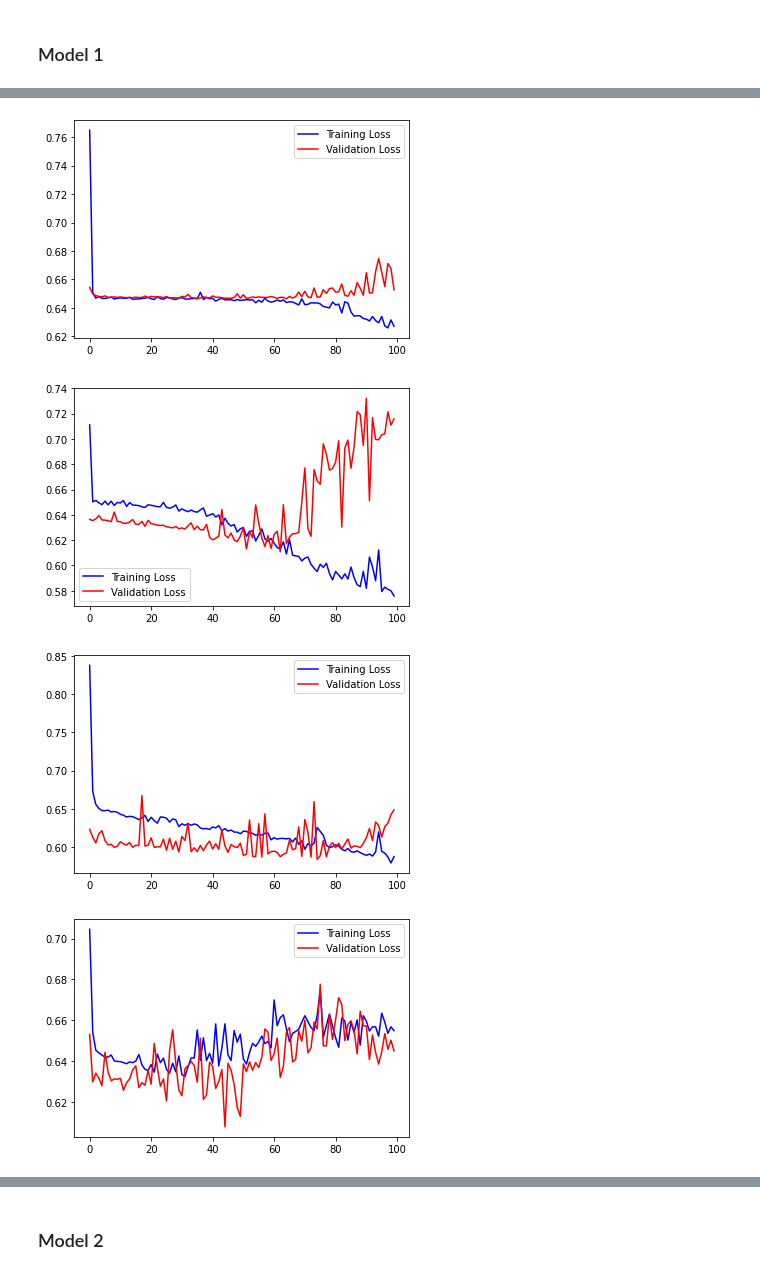
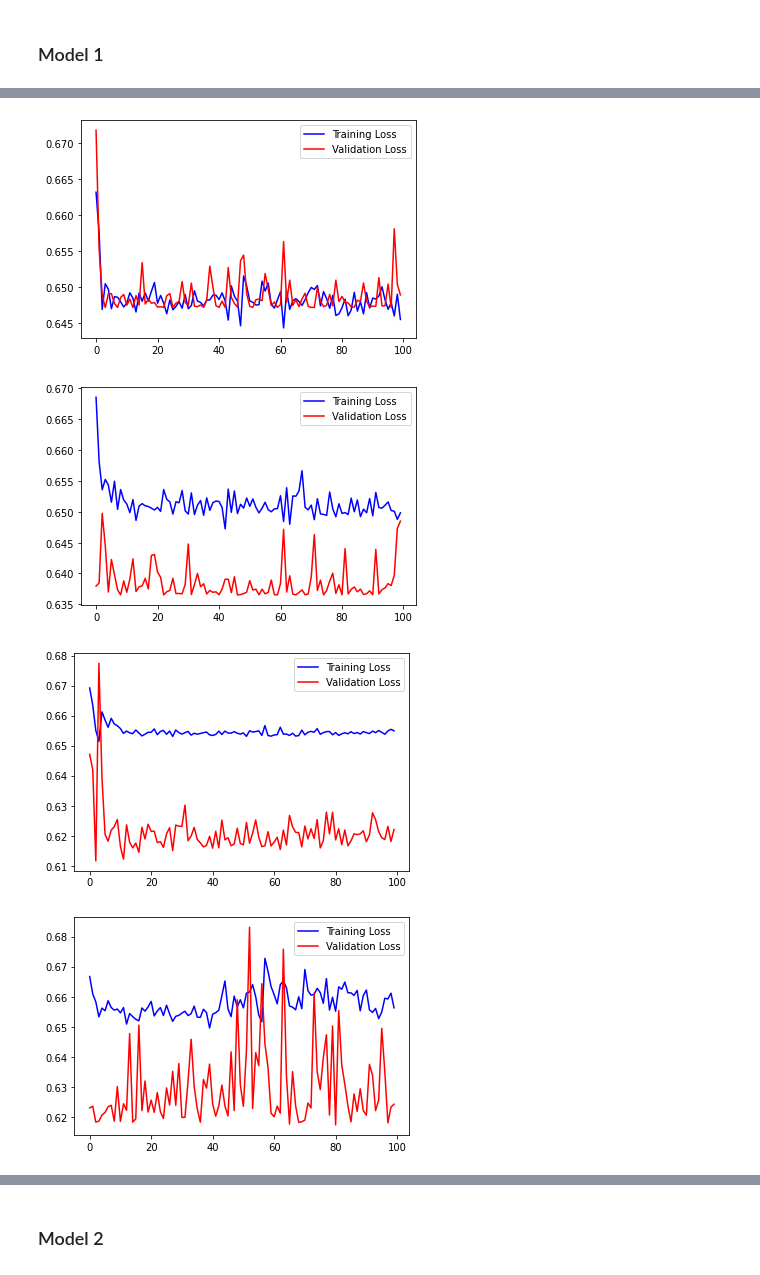
Before and after one commit to ArjunNarayan2066/Test, a Jupyter notebook: A2Q1.ipynb, the cells around one changed output, grey strips where cells are left out. Saved outputs shown, nothing was run; the diff lists cells and outputs as text; code cells hidden in the pictures.

```diff
--- a/A2Q1.ipynb
+++ b/A2Q1.ipynb
@@ -117,9 +117,10 @@ Sample train labels: [[1. 0.]
 val_err_callback = keras.callbacks.EarlyStopping(monitor='val_loss', baseline=0.06, patience=100, mode="min")
 callbacks = [val_err_callback]
 
-def train(model,K, lr = 0.005):
+def train_kfold(layers, K, lr = 0.005):
     best_history = None
     best_loss = 1e6 # Something big
+    best_model = None
     fig_count = 0
     rolls = [len(s) for s in np.array_split(np.arange(len(labels)), K)]
 
@@ -130,11 +131,16 @@ def train(model,K, lr = 0.005):
         # Apply K-fold cross validation
         val_split = 1.0/K
         for k in range(K):
-            model.compile(loss='categorical_crossentropy',  metrics=['accuracy'],
+            test_model = keras.models.Sequential()
+            test_model.add(Dense(layers[0], activation='sigmoid', input_shape=(8,)))
+            for l in layers[1:]:
+                test_model.add(Dense(l, activation='sigmoid'))
+            test_model.add(Dense(2, activation='softmax'))
+            test_model.compile(loss='categorical_crossentropy',  metrics=['accuracy'],
                             optimizer=keras.optimizers.Adam(learning_rate=lr))
 
-            h = model.fit(folded_fields, folded_labels,
-                        epochs=1000, batch_size=5, validation_split=val_split,
+            h = test_model.fit(folded_fields, folded_labels,
+                        epochs=1000, batch_size=3, validation_split=val_split,
                         verbose=1, callbacks=callbacks)
             # Plot Results in Real Time
             plt.figure(fig_count)
@@ -151,22 +157,27 @@ def train(model,K, lr = 0.005):
 
             if h.history['val_loss'][-1] < best_loss:
                 best_loss = h.history['val_loss'][-1]
-                best_history = h
+                best_history = h.history
 
-    print("Best Loss: {}".format(best_loss))
-    return best_history
+                best_model = keras.models.clone_model(test_model)
+                best_model.build((None, 8)) # replace 10 with number of variables in input layer
+                best_model.compile(optimizer=keras.optimizers.Adam(learning_rate=lr), loss='categorical_crossentropy', metric=['accuracy'])
+                best_model.set_weights(test_model.get_weights())
+
+    print("Best Validation Loss: {}".format(best_loss))
+    return best_history, best_model
 # %% [markdown]
 ### Model 1
 # %%
 %%time
 
-model_1 = keras.models.Sequential([
-    Dense(60, activation='sigmoid', input_shape=(8,)),
-    Dense(40, activation='sigmoid'),
-    Dense(20, activation='sigmoid'),
-    # Dense(1, activation='linear')
-    Dense(2, activation='softmax')
-])
-hist = train(model_1, 5, lr=0.005)
+# model_1 = keras.models.Sequential([
+#     Dense(60, activation='sigmoid', input_shape=(8,)),
+#     Dense(40, activation='sigmoid'),
+#     Dense(20, activation='sigmoid'),
+#     # Dense(1, activation='linear')
+#     Dense(2, activation='softmax')
+# ])
+hist, model_1 = train_kfold([60, 40, 20], 5, lr=0.009)
 # %% [output]
 Epoch 1/1000
@@ -190,6 +201,6 @@ Wall time: 2min 50s
-[figure, old version]
+[figure, new version]
-[figure, old version]
+[figure, new version]
-[figure, old version]
+[figure, new version]
-[figure, old version]
+[figure, new version]
 # %%
 plt.figure(6)
```
Also changed, not shown: parts of 4 cells of this notebook.
